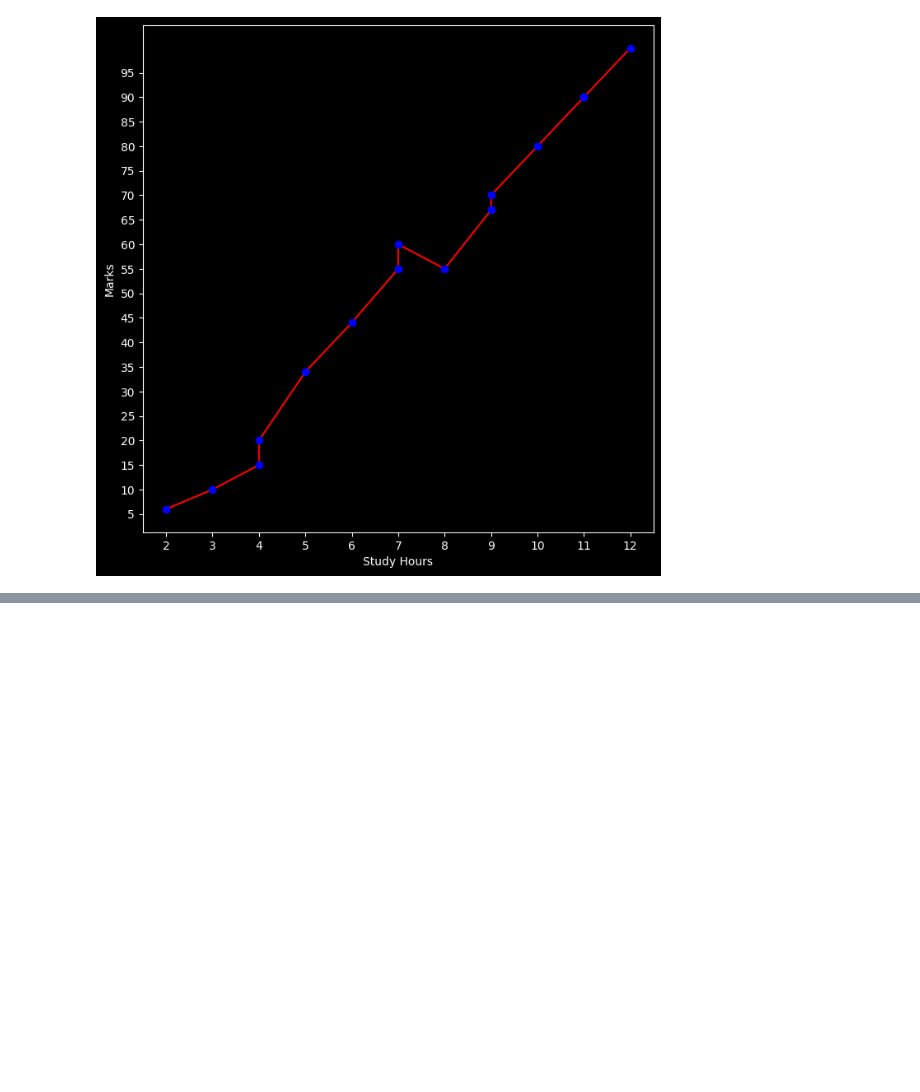
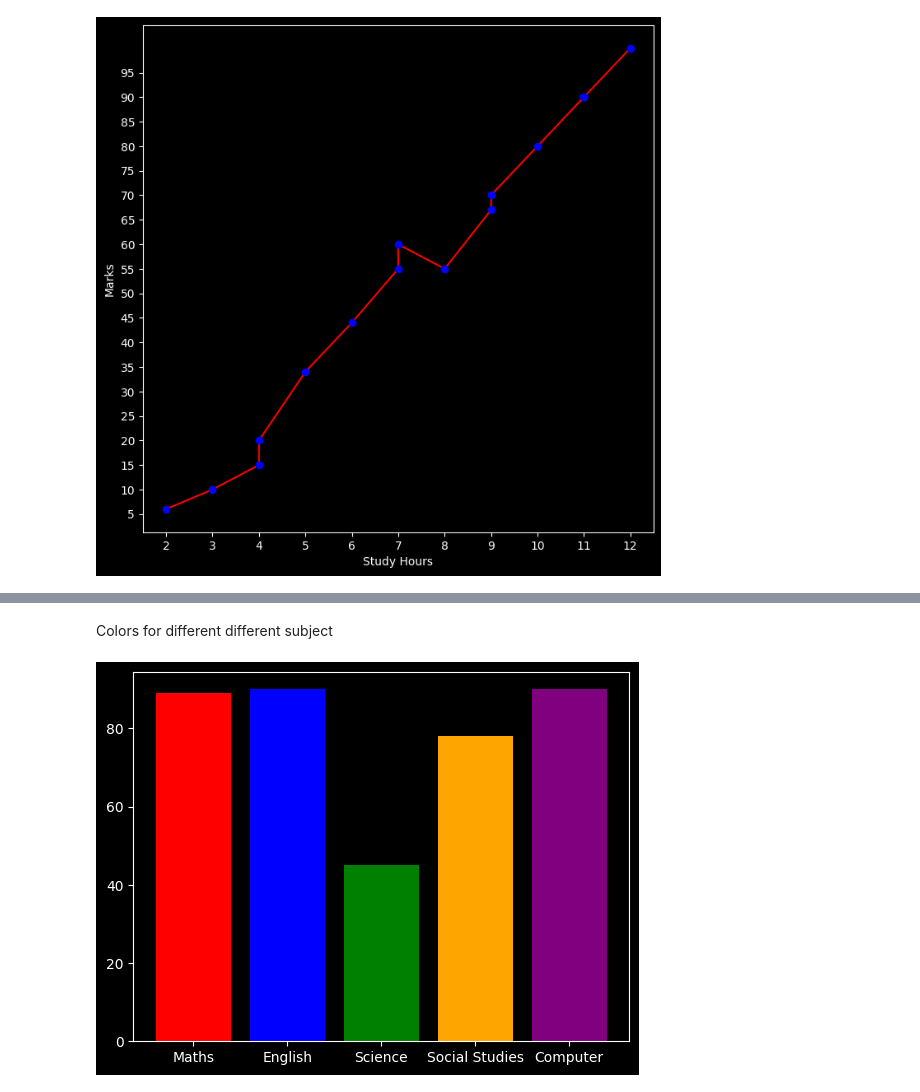
Before and after one commit to Ritika-K7/Data-Analysis-Visualisation, a Jupyter notebook: Matplotlib.ipynb, the cells around one changed output, grey strips where cells are left out. Saved outputs shown, nothing was run; the diff lists cells and outputs as text; code cells hidden in the pictures; blank space fills up the shorter version.

```diff
--- a/Matplotlib.ipynb
+++ b/Matplotlib.ipynb
@@ -216,0 +238,8 @@ plt.show()
+# %% [markdown]
+Colors for different different subject
+# %%
+colors=['red','blue','green','orange','purple']
+plt.bar(subjects,marks,color=colors)
+plt.show()
+# %% [output]
+[figure, added]
```
Also changed, not shown: parts of 28 cells of this notebook, 1 other file.
